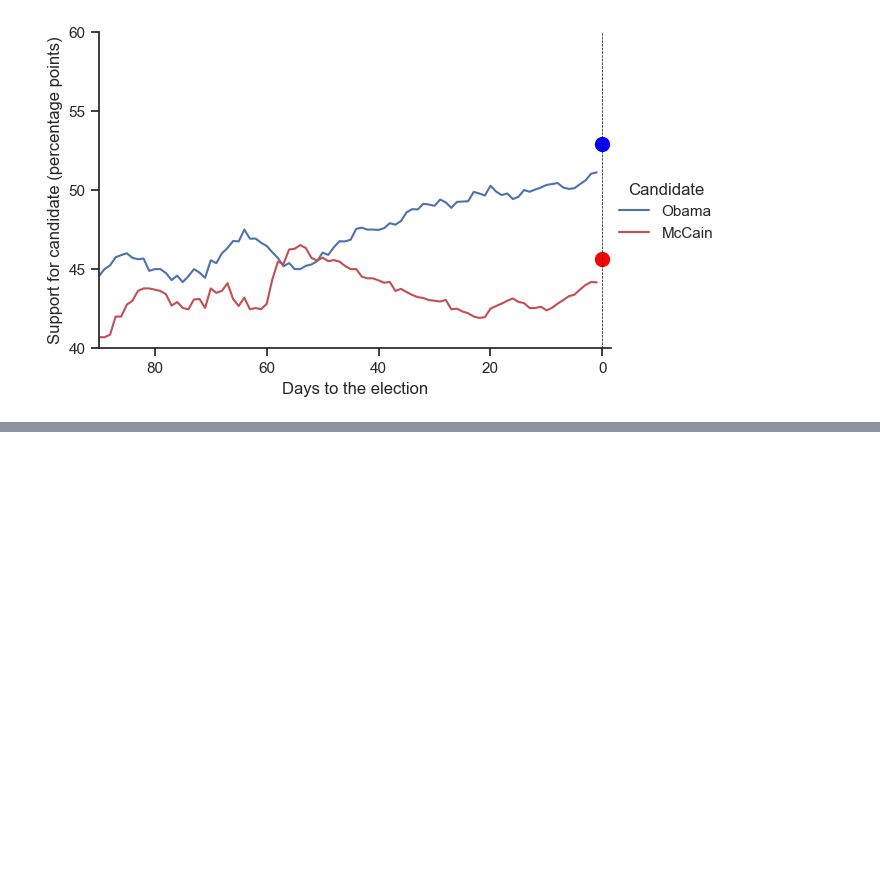
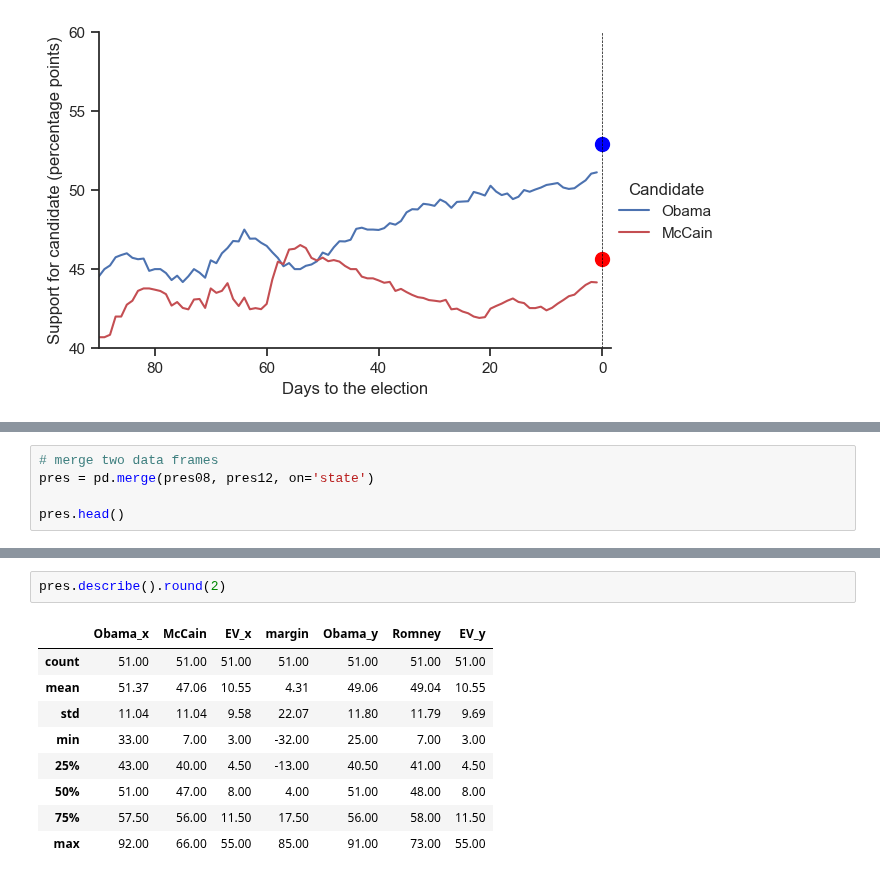
Before and after one commit to jeffallen13/qsspy, a Jupyter notebook: PREDICTION/prediction-py.ipynb, the cells around one changed output, grey strips where cells are left out. Saved outputs shown, nothing was run; the diff lists cells and outputs as text; blank space fills up the shorter version.

```diff
--- a/PREDICTION/prediction-py.ipynb
+++ b/PREDICTION/prediction-py.ipynb
@@ -380,0 +511,5 @@ plt.scatter(0, 45.65, color='red', s=100)
+# %%
+# merge two data frames
+pres = pd.merge(pres08, pres12, on='state')
+
+pres.head()
@@ -380,0 +523,12 @@ plt.scatter(0, 45.65, color='red', s=100)
+# %%
+pres.describe().round(2)
+# %% [output]
+|  | Obama_x | McCain | EV_x | margin | Obama_y | Romney | EV_y |
+| count | 51.00 | 51.00 | 51.00 | 51.00 | 51.00 | 51.00 | 51.00 |
+| mean | 51.37 | 47.06 | 10.55 | 4.31 | 49.06 | 49.04 | 10.55 |
+| std | 11.04 | 11.04 | 9.58 | 22.07 | 11.80 | 11.79 | 9.69 |
+| min | 33.00 | 7.00 | 3.00 | -32.00 | 25.00 | 7.00 | 3.00 |
+| 25% | 43.00 | 40.00 | 4.50 | -13.00 | 40.50 | 41.00 | 4.50 |
+| 50% | 51.00 | 47.00 | 8.00 | 4.00 | 51.00 | 48.00 | 8.00 |
+| 75% | 57.50 | 56.00 | 11.50 | 17.50 | 56.00 | 58.00 | 11.50 |
+| max | 92.00 | 66.00 | 55.00 | 85.00 | 91.00 | 73.00 | 55.00 |
```
Also changed, not shown: parts of 39 cells of this notebook, 2 other files.
